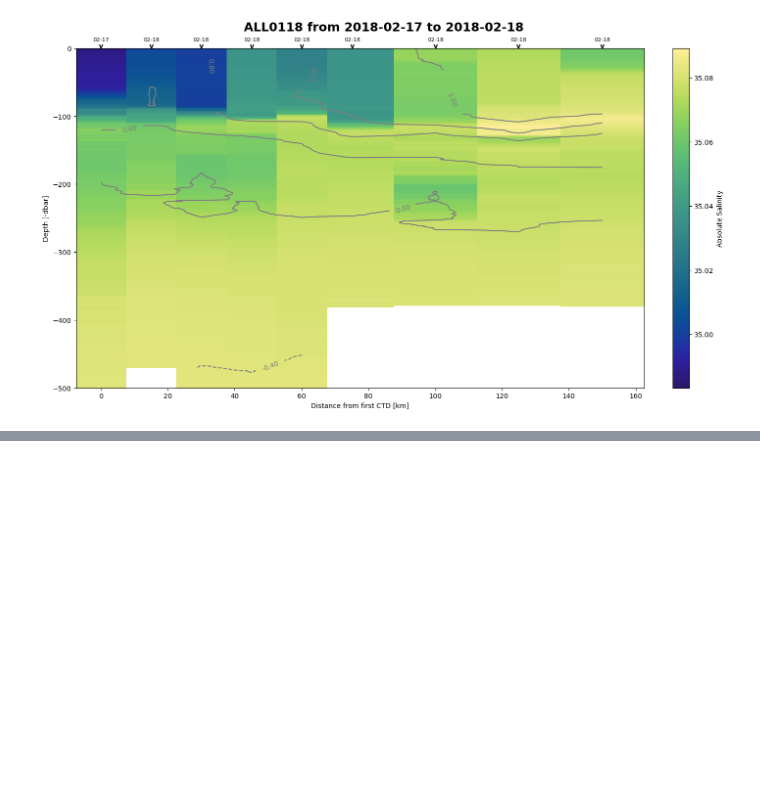
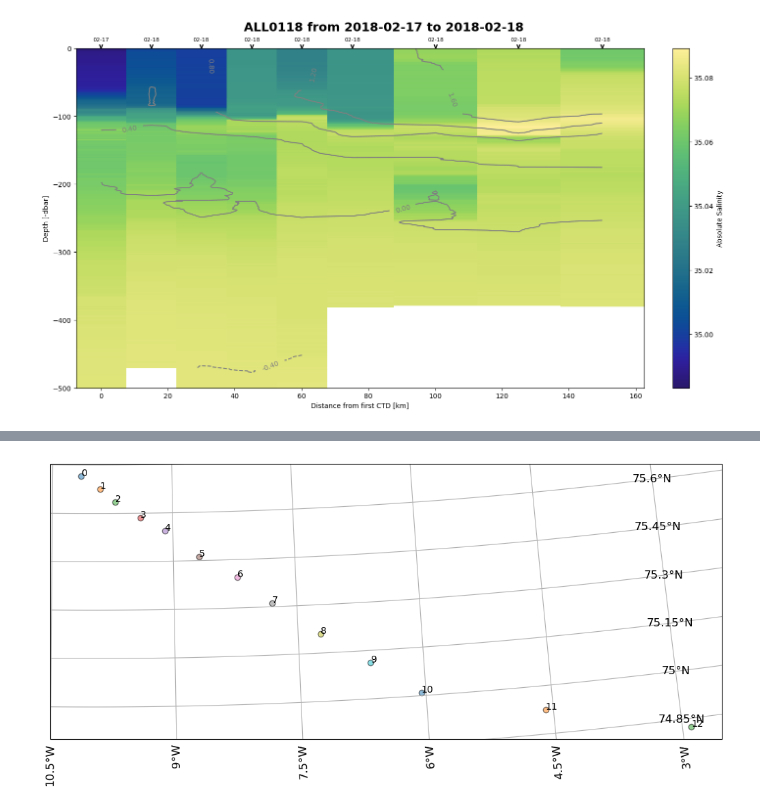
Before and after one commit to EirikKvamme/MScEirik, a Jupyter notebook: AreaInfo/Observations.ipynb, the cells around one changed output, grey strips where cells are left out. Drawn from its saved outputs; the diff is of its cells as text; code cells hidden in the pictures; blank space fills up the shorter version.

```diff
--- a/AreaInfo/Observations.ipynb
+++ b/AreaInfo/Observations.ipynb
@@ -564,0 +631,14 @@ Text(0, 0.5, 'Depth [-dbar]')
+# %%
+# Test the transect structure
+fig, ax = plt.subplots(figsize=(10,10),layout='constrained',subplot_kw=dict(projection=ccrs.NorthPolarStereo(central_longitude=-10)))
+data = ds_AL
+for x,i in enumerate(data.index):
+    ax.scatter(data.longitude[x],data.latitude[x], edgecolors='black',alpha=0.5,transform=ccrs.PlateCarree())
+    ax.annotate(x,(data.longitude[x],data.latitude[x]),transform=ccrs.PlateCarree())
+
+gl = ax.gridlines(draw_labels=True)
+gl.top_labels = False
+gl.right_labels = False
+
+gl.xlabel_style = {'size': 12}
+gl.ylabel_style = {'size': 12}
@@ -564,0 +647,6 @@ Text(0, 0.5, 'Depth [-dbar]')
+# %%
+# AL
+num = np.arange(len(ds_AL.index))
+dist_AL = [gsw.distance(lon=np.array([ds_AL.longitude[0],ds_AL.longitude[num[x]]]),lat=np.array([ds_AL.latitude[0],ds_AL.latitude[num[x]]]))/1000 for x in num]
+SA = [gsw.SA_from_SP(SP=ds_AL.salinity[x],p=ds_AL.pressure[x],lon=ds_AL.longitude[x],lat=ds_AL.latitude[x]) for x in num]
+ds_AL['SA'] = (('index','pressure_dim'),SA)
@@ -564,0 +680,11 @@ Text(0, 0.5, 'Depth [-dbar]')
+# %%
+cond = ((ds.longitude<0) & (ds.longitude>-11)) & ((ds.latitude>74.4) & (ds.latitude<76))
+dsf = ds.where(cond,drop=True)
+ds_AL = dsf.where(dsf.source=='ALL0118',drop=True)
+
+start_date = '2018-03-13'
+end_date = '2018-03-15'
+cond = (ds_AL.time >= np.datetime64(start_date)) & (ds_AL.time <= np.datetime64(end_date))
+ds_AL = ds_AL.where(cond, drop=True)
+
+display(ds_AL)
@@ -564,0 +705,16 @@ Text(0, 0.5, 'Depth [-dbar]')
+# %%
+# Test the transect structure
+fig, ax = plt.subplots(figsize=(10,10),layout='constrained',subplot_kw=dict(projection=ccrs.NorthPolarStereo(central_longitude=-10)))
+data = ds_AL
+for x,i in enumerate(data.index):
+    ax.scatter(data.longitude[x],data.latitude[x], edgecolors='black',alpha=0.5,transform=ccrs.PlateCarree())
+    ax.annotate(x,(data.longitude[x],data.latitude[x]),transform=ccrs.PlateCarree())
+
+gl = ax.gridlines(draw_labels=True)
+gl.top_labels = False
+gl.right_labels = False
+
+gl.xlabel_style = {'size': 12}
+gl.ylabel_style = {'size': 12}
+# %% [output]
+[figure, added]
```
Also changed, not shown: parts of 14 cells of this notebook, 1 other file.
